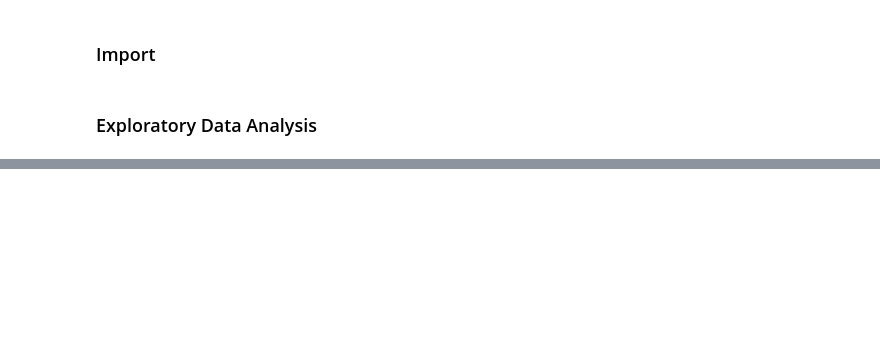
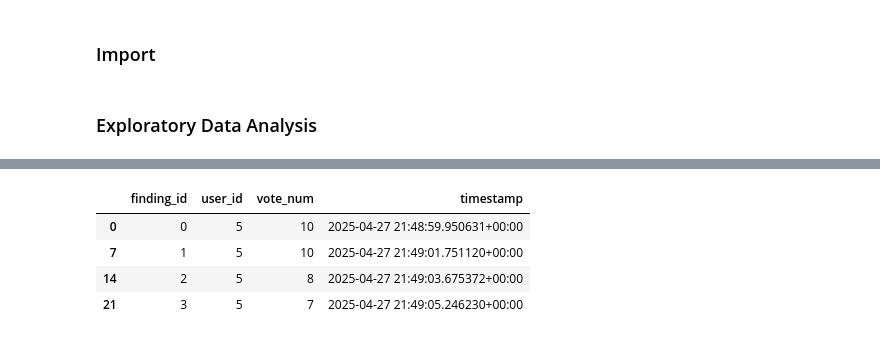
Before and after one commit to TopologyMapping/network-security, a Jupyter notebook: voting_analysis/src/analysis/data_prep.ipynb, the cells around one changed output, grey strips where cells are left out. Saved outputs shown, nothing was run; the diff lists cells and outputs as text; code cells hidden in the pictures; blank space fills up the shorter version.

```diff
--- a/voting_analysis/src/analysis/data_prep.ipynb
+++ b/voting_analysis/src/analysis/data_prep.ipynb
@@ -120,0 +129,9 @@ for i in range(len(intern_votes)):
+# %%
+votes_intern = df_vn[df_vn["user_id"] == 5]
+votes_intern
+# %% [output]
+|  | finding_id | user_id | vote_num | timestamp |
+| 0 | 0 | 5 | 10 | 2025-04-27 21:48:59.950631+00:00 |
+| 7 | 1 | 5 | 10 | 2025-04-27 21:49:01.751120+00:00 |
+| 14 | 2 | 5 | 8 | 2025-04-27 21:49:03.675372+00:00 |
+| 21 | 3 | 5 | 7 | 2025-04-27 21:49:05.246230+00:00 |
```
Also changed, not shown: parts of 16 cells of this notebook, 4 other files.
